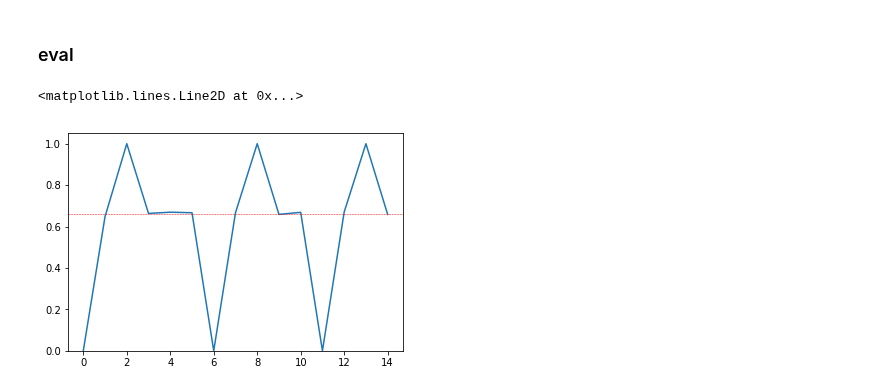
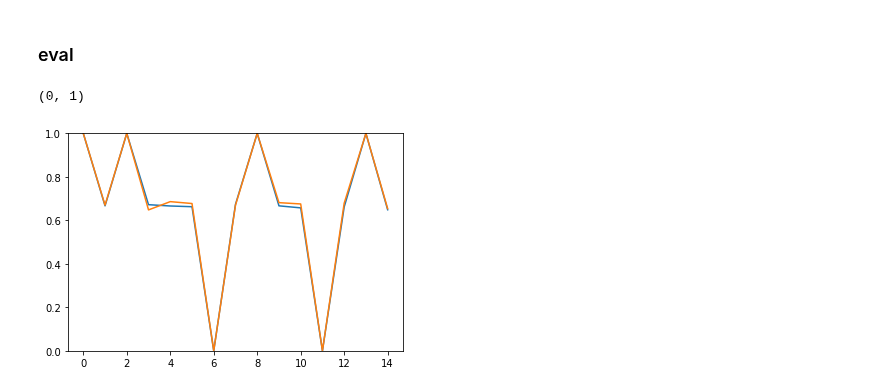
Before and after one commit to andrebeu/PM, a Jupyter notebook: focality.ipynb, the cells around one changed output. Saved outputs shown, nothing was run; the diff lists cells and outputs as text; code cells hidden in the pictures.

Commit message:
sweep focal

```diff
--- a/focality.ipynb
+++ b/focality.ipynb
@@ -38,7 +38,3 @@ arch = 'wmem'
 if arch=='purewm': net = Net(indim,stsize,outdim)
 elif arch=='wmem': net = Net_wmem(indim,stsize,outdim)
 task = NBackPMTask(nback,ntokens_og,num_pm_trials,edim_og,edim_pm,focal,seed=132)
-
-# specify loss and optimizer
-lossop = tr.nn.CrossEntropyLoss(weight=tr.Tensor([1,1,pm_weight]))
-optiop = tr.optim.Adam(net.parameters(), lr=0.005)
@@ -85,0 +81,4 @@ for ep in range(nepochs):
+# %%
+task = NBackPMTask(nback,ntokens_og,num_pm_trials,edim_og,edim_pm,focal,seed=132)
+net = Net(indim,stsize,outdim)
+net = train(net,task,nepochs=1,pm_weight=100)
@@ -85,0 +89,8 @@ for ep in range(nepochs):
+# %%
+net1 = Net(indim,stsize,outdim)
+task1 = NBackPMTask(nback,ntokens_og,num_pm_trials,edim_og,edim_pm,focal,seed=132)
+net1 = train(net1,task1,nepochs=1000,pm_weight=10)
+
+net2 = Net(indim,stsize,outdim)
+task2 = NBackPMTask(nback,ntokens_og,num_pm_trials,edim_og,edim_pm,focal,seed=132)
+net2 = train(net1,task1,nepochs=1000,pm_weight=0)
@@ -101,11 +125,13 @@ def eval_(net,task):
     ep_score = (ytarget == tr.softmax(yhat,-1).argmax(-1)).float().squeeze()
     score[ep] = ep_score
   return score
-# %%
-score = eval_(net,task)
-plt.plot(score.mean(0))
-plt.ylim(0,1.05)
-plt.axhline(.66,c='r',lw=.5,ls='--')
-# %% [output]
-<matplotlib.lines.Line2D at 0x...>
-[figure, removed]
+# %%
+score1 = eval_(net1,task2)
+score2 = eval_(net2,task2)
+# %%
+plt.plot(score1.mean(0))
+plt.plot(score2.mean(0))
+plt.ylim(0,1)
+# %% [output]
+(0, 1)
+[figure, added]
```
Also changed, not shown: parts of 4 cells of this notebook, 3 other files.
